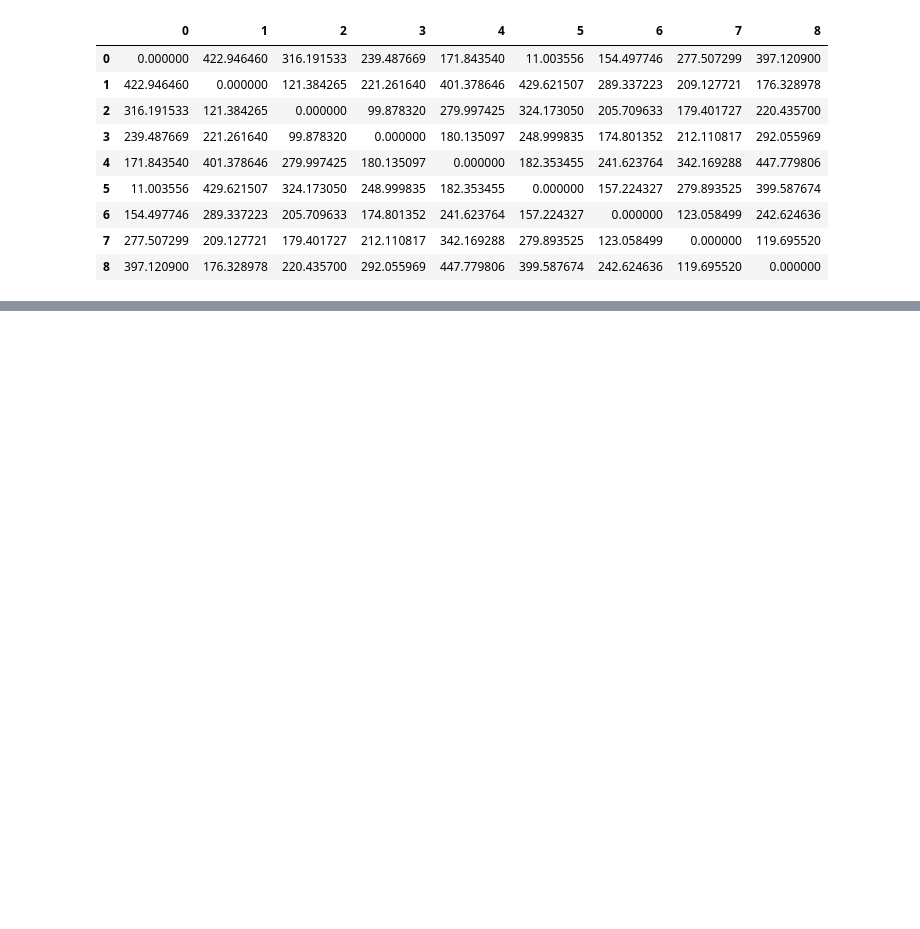
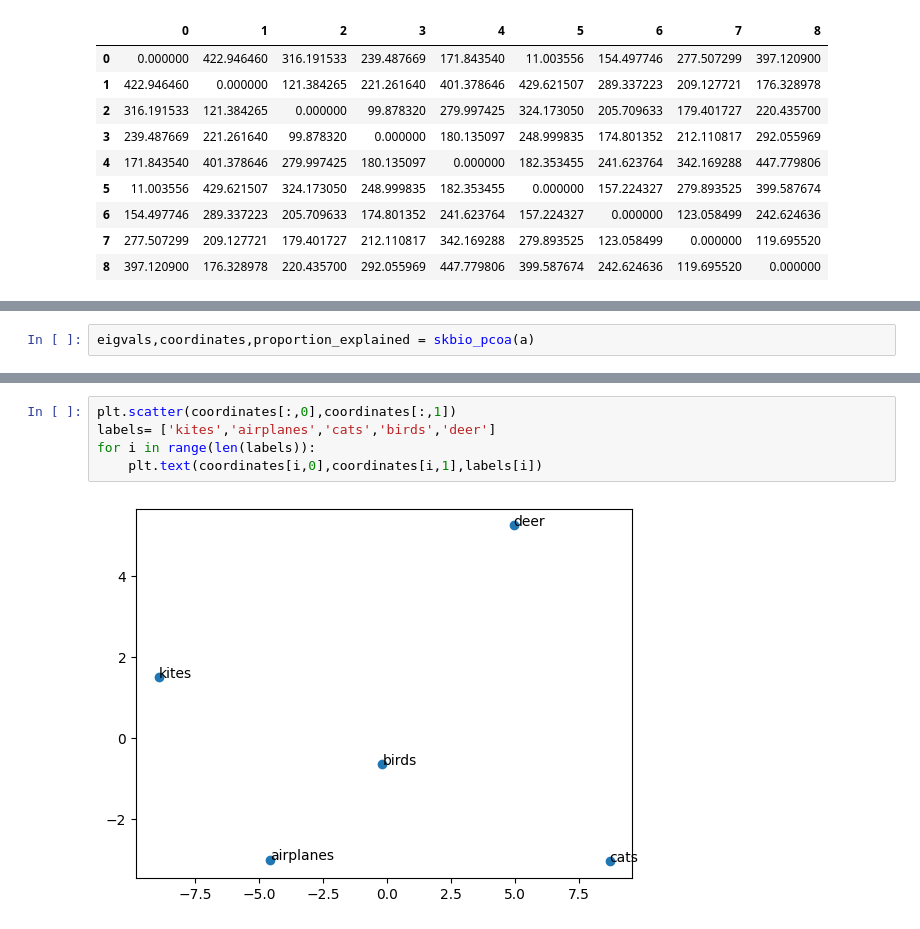
Before and after one commit to polimatt/MChem, a Jupyter notebook: multivariate_analysis/pcnm.ipynb, the cells around one changed output, grey strips where cells are left out. Cells and saved outputs as stored; diff of their text form; blank space fills up the shorter version.

```diff
--- a/multivariate_analysis/pcnm.ipynb
+++ b/multivariate_analysis/pcnm.ipynb
@@ -140,0 +152,2 @@ array([  0.        ,   0.        ,   0.        ,  48.71634135,
+# %%
+eigvals,coordinates,proportion_explained = skbio_pcoa(a)
@@ -140,0 +162,7 @@ array([  0.        ,   0.        ,   0.        ,  48.71634135,
+# %%
+plt.scatter(coordinates[:,0],coordinates[:,1])
+labels= ['kites','airplanes','cats','birds','deer']
+for i in range(len(labels)):
+    plt.text(coordinates[i,0],coordinates[i,1],labels[i])
+# %% [output]
+[figure, added]
```
Also changed, not shown: parts of 51 cells of this notebook, 6 other files.
